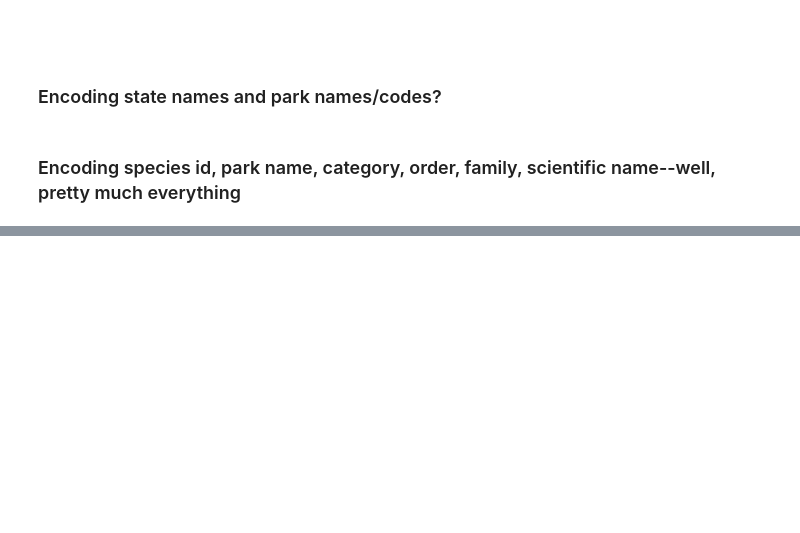
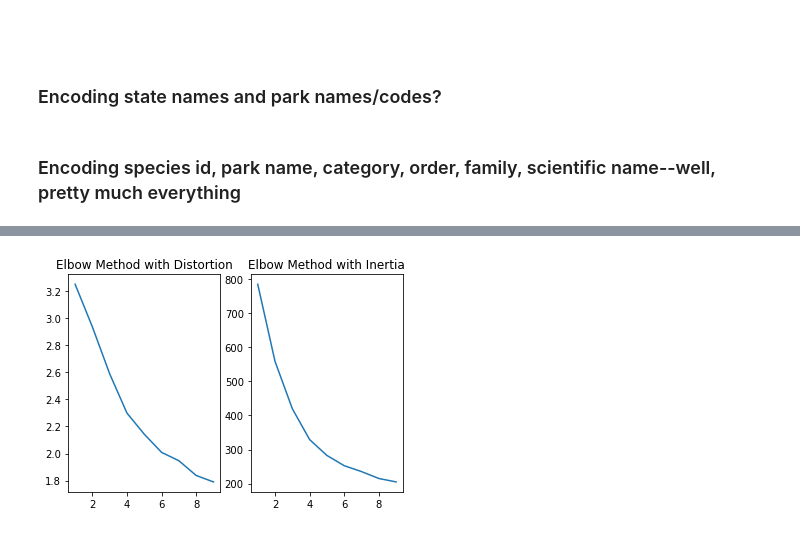
Before and after one commit to JennyArbo/CG2021_Final_Project_Jenny_Chrissy, a Jupyter notebook: Final Project.ipynb, the cells around one changed output, grey strips where cells are left out. Cells and saved outputs as stored; diff of their text form; code cells hidden in the pictures; blank space fills up the shorter version.

Commit message:
cluster and hierarchical models

```diff
--- a/Final Project.ipynb
+++ b/Final Project.ipynb
@@ -785,0 +932,37 @@ plt.show()
+# %%
+from sklearn.cluster import KMeans
+from scipy.spatial.distance import cdist
+
+def k_means_cluster(df):
+
+    inertias = []
+    distortions = []
+    for k in range(1,10):
+        #build and fit the model
+        model = KMeans(n_clusters=k, init = 'k-means++').fit(df)
+
+        #average of squared distance from cluster center to the data points
+        distortion = sum(np.min(cdist(df, model.cluster_centers_,
+                                      'euclidean'),axis =1))/df.shape[0]
+
+        distortions.append(distortion)
+
+        inertia = model.inertia_
+        inertias.append(inertia)
+
+    # Setting up subplots and plotting elbow method with distortion and inertia
+    plt.subplot(1, 2, 1)
+    plt.plot(range(1,10), distortions)
+    plt.title("Elbow Method with Distortion")
+
+    plt.subplot(1,2,2)
+    plt.plot(range(1,10), inertias)
+    plt.title("Elbow Method with Inertia")
+
+
+
+#print(scaled_bio)
+# %%
+k_means_cluster(scaled_bio)
+# %% [output]
+[figure, added]
```
Also changed, not shown: parts of 48 cells of this notebook.
